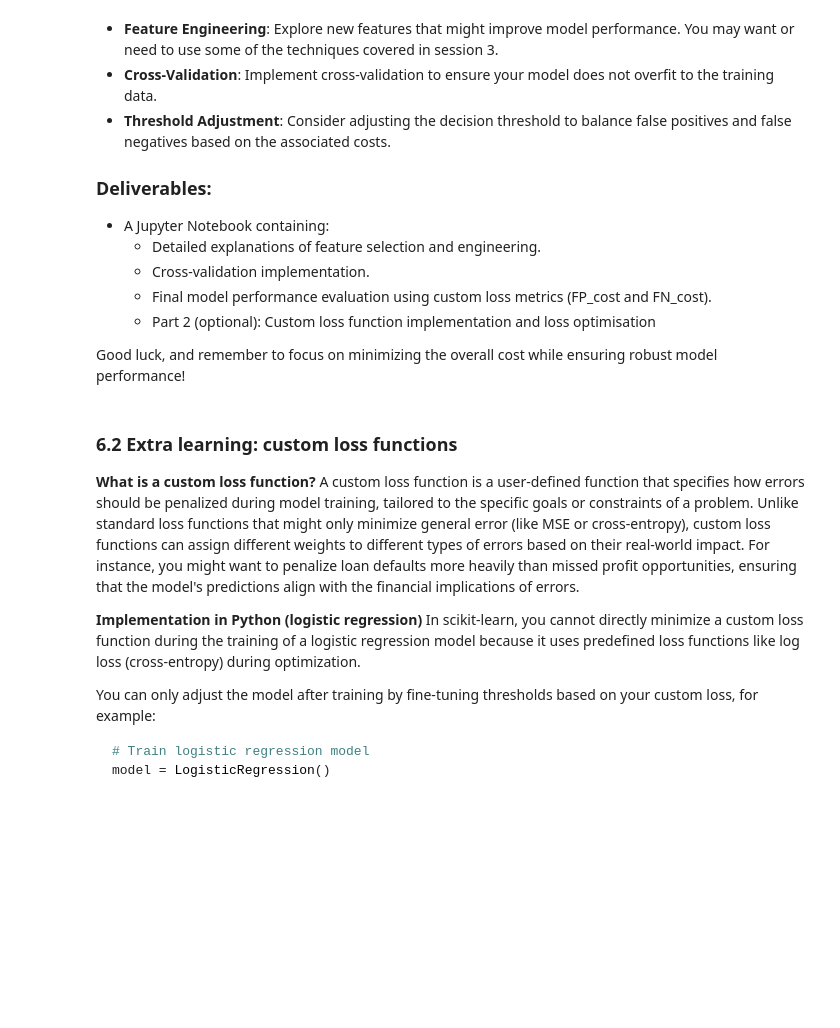
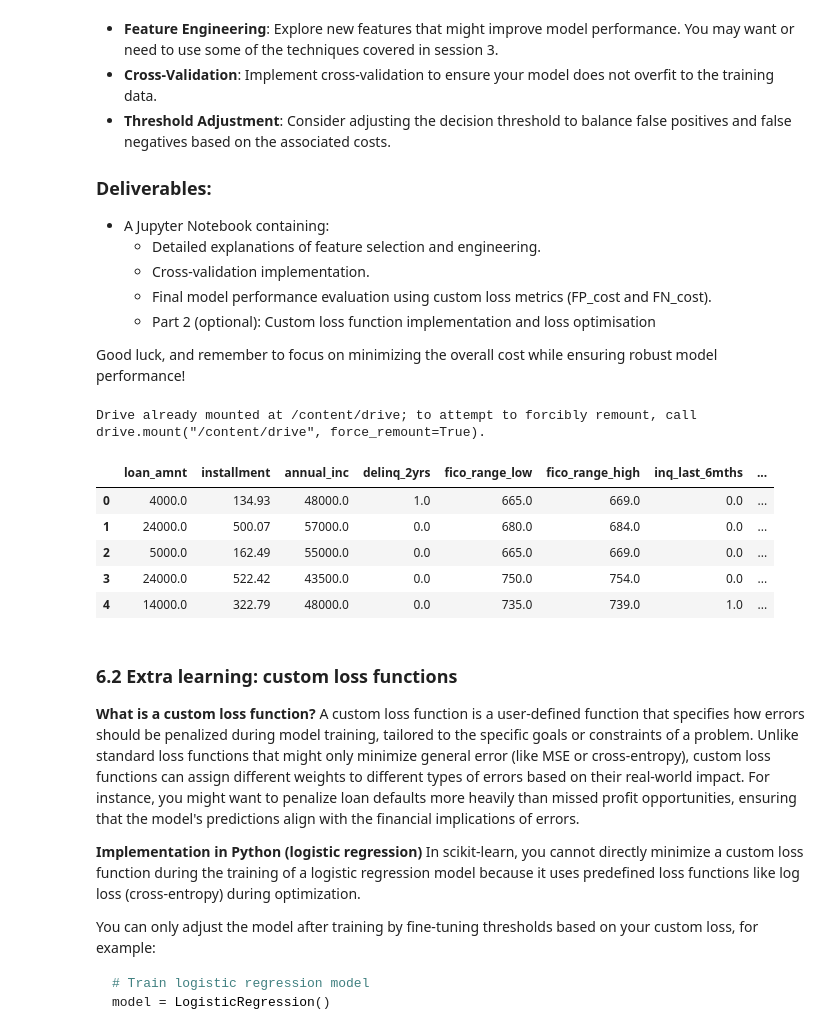
Before and after one commit to svetlanama/Data-Science-in-Finance-, a Jupyter notebook: DSIF5_0_AI_&_ML_in_Finance.ipynb, the cells around one changed output. Saved outputs shown, nothing was run; the diff lists cells and outputs as text; code cells hidden in the pictures; blank space fills up the shorter version.

Commit message:
Load data collection

```diff
--- a/DSIF5_0_AI_&_ML_in_Finance.ipynb
+++ b/DSIF5_0_AI_&_ML_in_Finance.ipynb
@@ -537,6 +537,52 @@ Build a brand new regression model, `reg_model`, leveraging `LinearRegression` f
     -   Part 2 (optional): Custom loss function implementation and loss optimisation
 
 Good luck, and remember to focus on minimizing the overall cost while ensuring robust model performance!
+# %%
+# Part 1: Build a second model, model_2:
+import pandas as pd
+import numpy as np
+
+pd.set_option('display.max_columns', None)
+pd.set_option('display.max_rows', None)
+
+python_material_folder_name = "python-material"
+# Check if in Google Colab environment
+try:
+    from google.colab import drive
+    # Mount drive
+    drive.mount('/content/drive')
+    # Set up path to Python material parent folder
+    path_python_material = rf"drive/MyDrive/{python_material_folder_name}"
+        # If unsure, print current directory path by executing the following in a new cell:
+        # !pwd
+    IN_COLAB = True
+except:
+    IN_COLAB = False
+    # If working locally on Jupyter Notebook, parent folder is one folder up (assuming you are using the folder structure shared at the beginning of the course)
+    path_python_material = ".."
+# df['loan_default'] = df.loan_status == "Charged Off"
+# df['loan_default'].value_counts()
+
+# Export so it can be used in future classes
+# df.to_csv(f"{path_python_material}/data/2-intermediate/df_out_dsif5.csv"
+#                         , index = False)
+
+df = pd.read_csv(f"drive/MyDrive/AI/PUBLIC_CSV/df_out_dsif6.csv")
+
+df.head()
+# selecting additional variables
+# performing feature engineering (feel free to use features engineered previously)
+# performing cross-validation
+# dealing with class imbalance
+# any additional techniques you would like to add to improve your model, at your discretion
+# %% [output]
+Drive already mounted at /content/drive; to attempt to forcibly remount, call drive.mount("/content/drive", force_remount=True).
+|  | loan_amnt | installment | annual_inc | delinq_2yrs | fico_range_low | fico_range_high | inq_last_6mths | ... |
+| 0 | 4000.0 | 134.93 | 48000.0 | 1.0 | 665.0 | 669.0 | 0.0 | ... |
+| 1 | 24000.0 | 500.07 | 57000.0 | 0.0 | 680.0 | 684.0 | 0.0 | ... |
+| 2 | 5000.0 | 162.49 | 55000.0 | 0.0 | 665.0 | 669.0 | 0.0 | ... |
+| 3 | 24000.0 | 522.42 | 43500.0 | 0.0 | 750.0 | 754.0 | 0.0 | ... |
+| 4 | 14000.0 | 322.79 | 48000.0 | 0.0 | 735.0 | 739.0 | 1.0 | ... |
 # %% [markdown]
 ### 6.2 Extra learning: custom loss functions
 **What is a custom loss function?**
```
